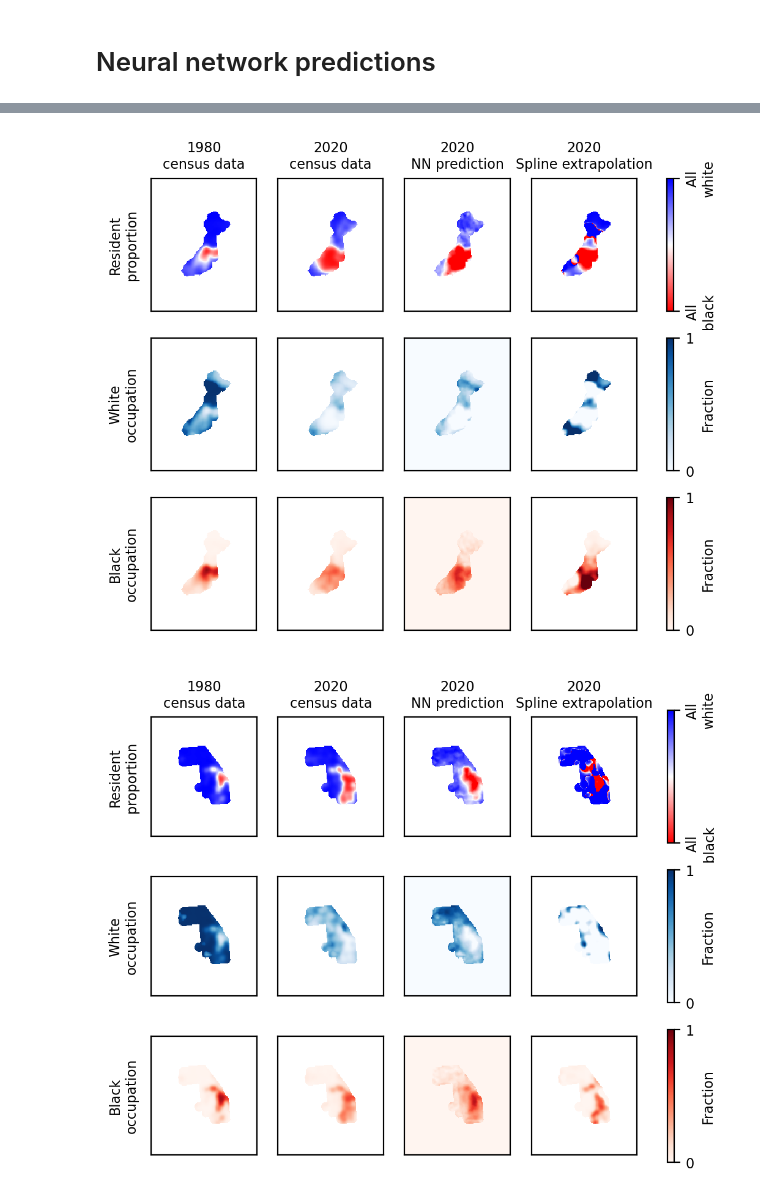
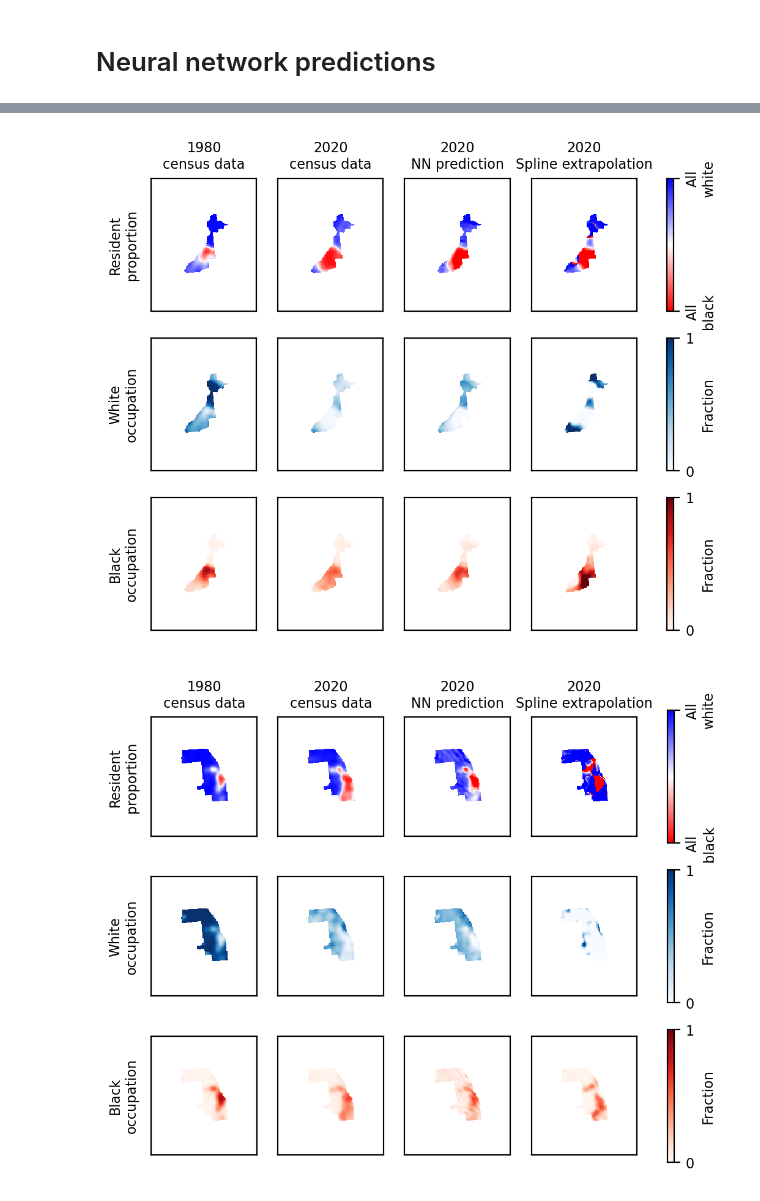
Before and after one commit to jcolen/sociohydro, a Jupyter notebook: census_gridded/CensusModels.ipynb, the cells around one changed output, grey strips where cells are left out. Saved outputs shown, nothing was run; the diff lists cells and outputs as text; code cells hidden in the pictures.

Commit message:
Second batch of census PBNN models and beginning of gridded census models

```diff
--- a/census_gridded/CensusModels.ipynb
+++ b/census_gridded/CensusModels.ipynb
@@ -137,8 +136,10 @@ fig, ax = plt.subplots(2, 5, figsize=(5, 2), dpi=200)
 for i in range(5):
     wb0 = dataset.wb(1980+i*10)
     ax[0,i].set_title(1980+i*10)
-    ax[0,i].pcolormesh(dataset.x, dataset.y, wb0[0], vmin=0, vmax=1, cmap='Blues')
-    ax[1,i].pcolormesh(dataset.x, dataset.y, wb0[1], vmin=0, vmax=1, cmap='Reds')
+    alpha = np.ones(dataset.mask.shape)
+    alpha[~dataset.mask] = 0.3
+    ax[0,i].pcolormesh(dataset.x, dataset.y, wb0[0], vmin=0, vmax=1, cmap='Blues', alpha=alpha)
+    ax[1,i].pcolormesh(dataset.x, dataset.y, wb0[1], vmin=0, vmax=1, cmap='Reds', alpha=alpha)
 
 
 ax[0,0].set_ylabel('$\phi_W$')
@@ -200,7 +154,6 @@ nan
 # %%
 from census_dataset import CensusDataset
 from scipy.interpolate import interp1d
-import dolfin_adjoint as d_ad
 
 def make_predictions_plot(model, county):
     dataset = CensusDataset(county).validate()
@@ -208,11 +161,11 @@ def make_predictions_plot(model, county):
     wb2020 = dataset.wb(2020)
 
     # Neural network prediction
-    ic = dataset[0]
-    ic['wb0'] = ic['wb0'].to(device)
-
-    with torch.no_grad(), d_ad.stop_annotating():
-        wbNN = model.simulate(ic, dataset.mesh, device, tmax=40, dt=1).cpu().numpy()
+    batch = dataset[0]
+    wb = batch['wb'].to(device)
+    wb[wb.isnan()] = 0.
+    with torch.no_grad():
+        wbNN = model.simulate(wb[0:1], n_steps=40, dt=1)[0,-1].cpu().numpy()
 
     # Spline extrapolation
     spline = interp1d([1980, 1990], np.stack([dataset.wb(1980), dataset.wb(1990)]), axis=0, fill_value='extrapolate')
@@ -231,11 +184,14 @@ def make_predictions_plot(model, county):
     print(f'Spline extrapolation\t|  {mse_Sp:.3f}')
     print(f'No dynamics\t\t|  {mse_No:.3f}')
 
+    alpha = np.ones(dataset.mask.shape)
+    alpha[~dataset.mask] = 0.
+
     def plot(column, dataset, wb):
         prop = (wb[0] - wb[1]) / wb.sum(0)
-        pc0 = column[0].pcolormesh(dataset.x, dataset.y, prop, vmin=-1, vmax=1, cmap='bwr_r')
-        pc1 = column[1].pcolormesh(dataset.x, dataset.y,  wb[0], vmin=0, vmax=1, cmap='Blues')
-        pc2 = column[2].pcolormesh(dataset.x, dataset.y,  wb[1], vmin=0, vmax=1, cmap='Reds')
+        pc0 = column[0].pcolormesh(dataset.x, dataset.y, prop, vmin=-1, vmax=1, cmap='bwr_r', alpha=alpha)
+        pc1 = column[1].pcolormesh(dataset.x, dataset.y,  wb[0], vmin=0, vmax=1, cmap='Blues', alpha=alpha)
+        pc2 = column[2].pcolormesh(dataset.x, dataset.y,  wb[1], vmin=0, vmax=1, cmap='Reds', alpha=alpha)
         return pc0, pc1, pc2
 
     fig, ax = plt.subplots(3, 4, dpi=200)
@@ -313,10 +254,10 @@ df.sort_values('val_loss')
 # %%
-from census_pbnn import CensusPBNN
+from census_nn import *
 
-info = torch.load('models/CensusPBNN_3052570_3.ckpt')
+info = torch.load('models/CensusForecasting_gridded.ckpt')
 print('Reached minimium loss of', np.round(np.min(info['val_loss']), 3), 'at epoch', np.argmin(info['val_loss']), flush=True)
 
-model = CensusPBNN().to(device)
+model = CensusForecasting().to(device)
 model.eval()
 model.load_state_dict(info['state_dict'], strict=False)
 
@@ -345,2 +286,2 @@ No dynamics             |  0.245
-[figure, old version]
+[figure, new version]
-[figure, old version]
+[figure, new version]
```
Also changed, not shown: parts of 16 cells of this notebook, 26 other files.
